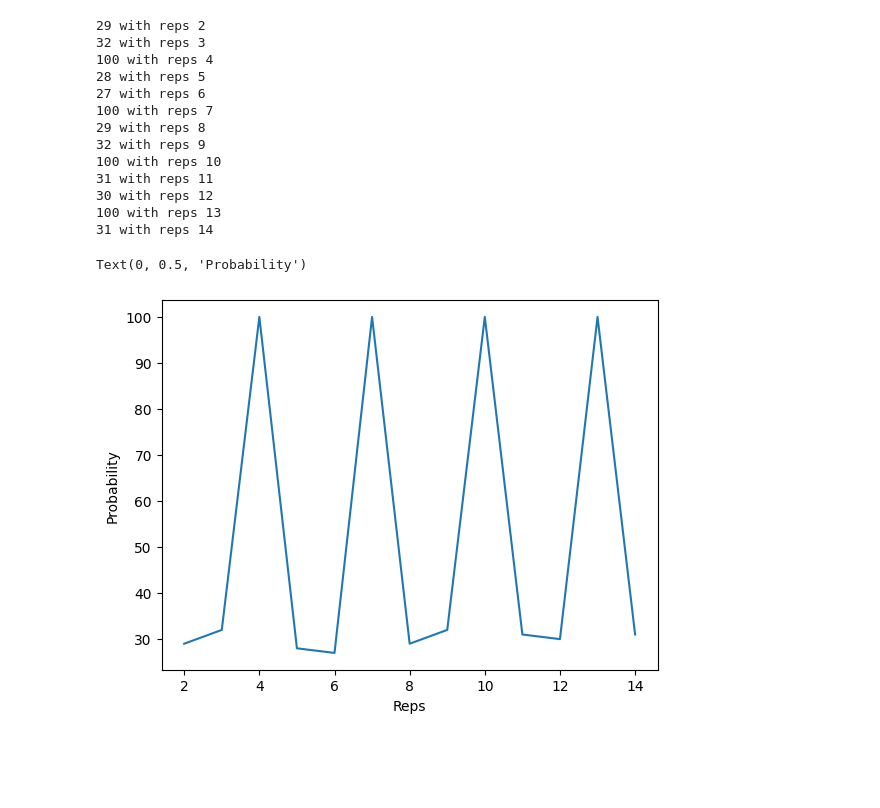
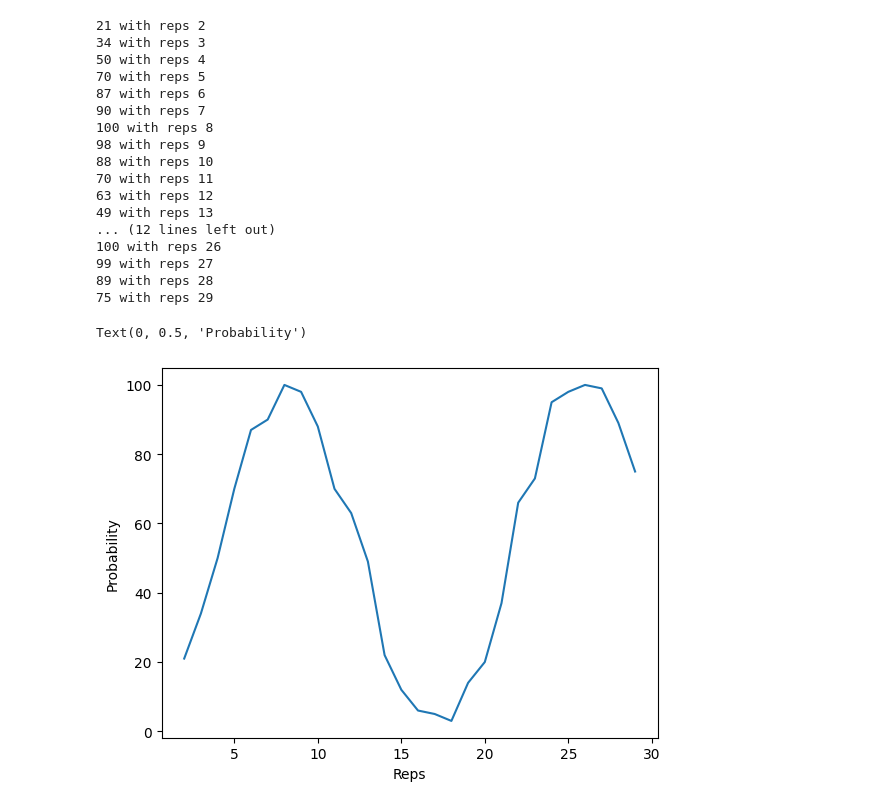
Before and after one commit to michelebanfi/quantum-information-and-algorithms, a Jupyter notebook: Exercises_04.ipynb, the cells around one changed output. Cells and saved outputs as stored; diff of their text form; code cells hidden in the pictures; blank space fills up the shorter version.

```diff
--- a/Exercises_04.ipynb
+++ b/Exercises_04.ipynb
@@ -44,9 +46,14 @@ def circuit(n, target):
 
     qc.measure_all()
 
-    result = Sampler().run([qc], shots=100).result()[0]
-    co = result.data.meas.get_counts()
-    # reverse target bin
-    target_bin = target_bin[::-1]
-    p = co[target_bin] / sum(co.values())
-    return p
+    return qc
+# %%
+def run_circuit(n, target):
+    qc = circuit(n, target)
+    target_bin = np.binary_repr(target, n)
+    result = Sampler().run([qc], shots=100).result()[0]
+    co = result.data.meas.get_counts()
+    # reverse target bin
+    target_bin = target_bin[::-1]
+    p = co[target_bin] / sum(co.values())
+    return p
@@ -53,7 +65,7 @@ def circuit(n, target):
 # %%
 results = []
 for i in range(2, 10):
-    results.append(circuit(i, 1))
+    results.append(run_circuit(i, 1))
 # %%
 plt.plot(range(2, 10), results)
 plt.xlabel('Qubit number')
@@ -92,26 +102,30 @@ def circuit(n, target, reps):
     # return p
 # %%
 results = []
-for i in range(2, 15):
-    results.append(circuit(2, 1, i))
+for i in range(2, 30):
+    results.append(circuit(7, 1, i))
 # %% [output]
-29 with reps 2
-32 with reps 3
-100 with reps 4
-28 with reps 5
-27 with reps 6
-100 with reps 7
-29 with reps 8
-32 with reps 9
-100 with reps 10
-31 with reps 11
-30 with reps 12
-100 with reps 13
-31 with reps 14
+21 with reps 2
+34 with reps 3
+50 with reps 4
+70 with reps 5
+87 with reps 6
+90 with reps 7
+100 with reps 8
+98 with reps 9
+88 with reps 10
+70 with reps 11
+63 with reps 12
+49 with reps 13
+... (12 lines left out)
+100 with reps 26
+99 with reps 27
+89 with reps 28
+75 with reps 29
 # %%
-plt.plot(range(2, 15), results)
+plt.plot(range(2, 30), results)
 plt.xlabel('Reps')
 plt.ylabel('Probability')
 # %% [output]
 Text(0, 0.5, 'Probability')
-[figure, old version]
+[figure, new version]
```
Also changed, not shown: parts of 6 cells of this notebook, 2 other files.
